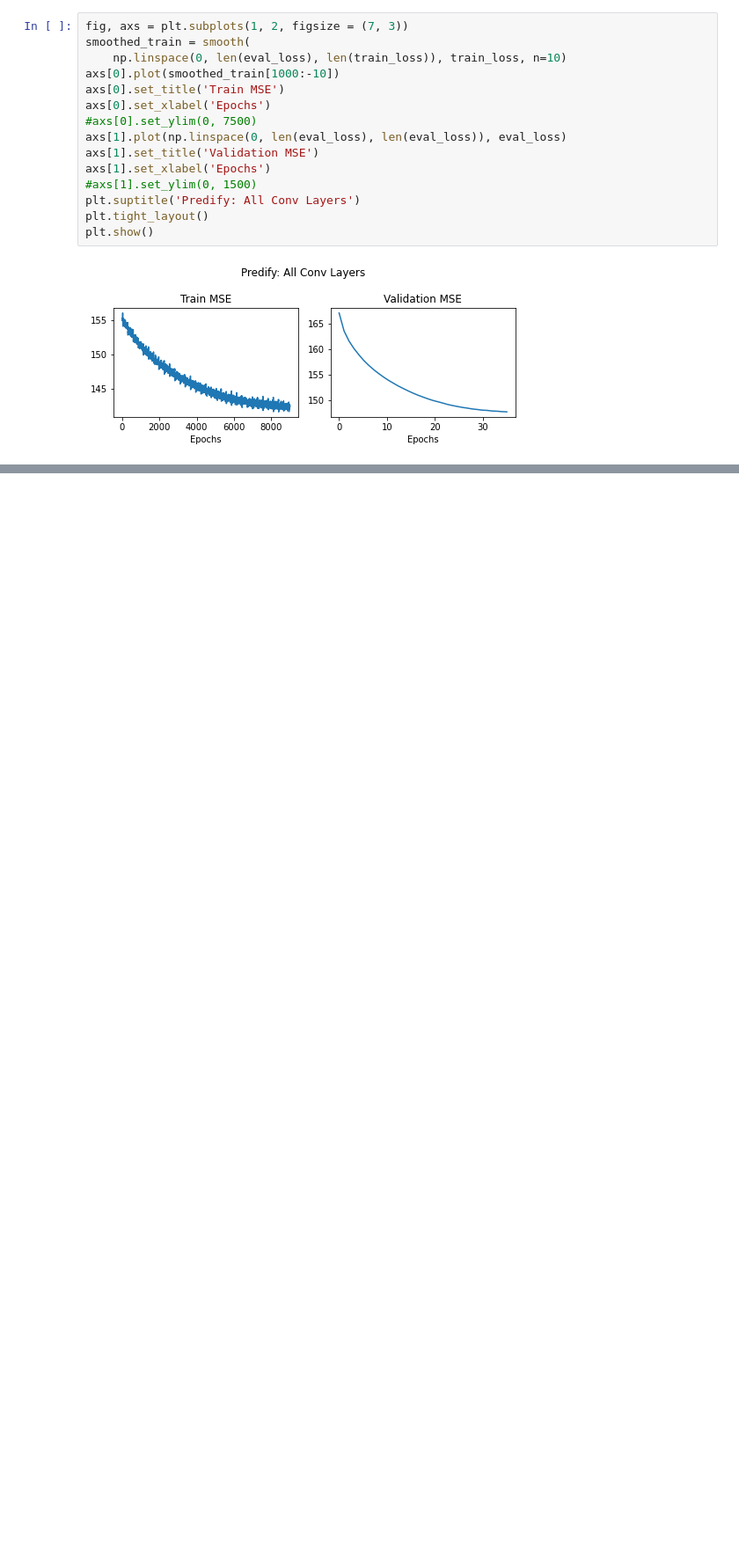
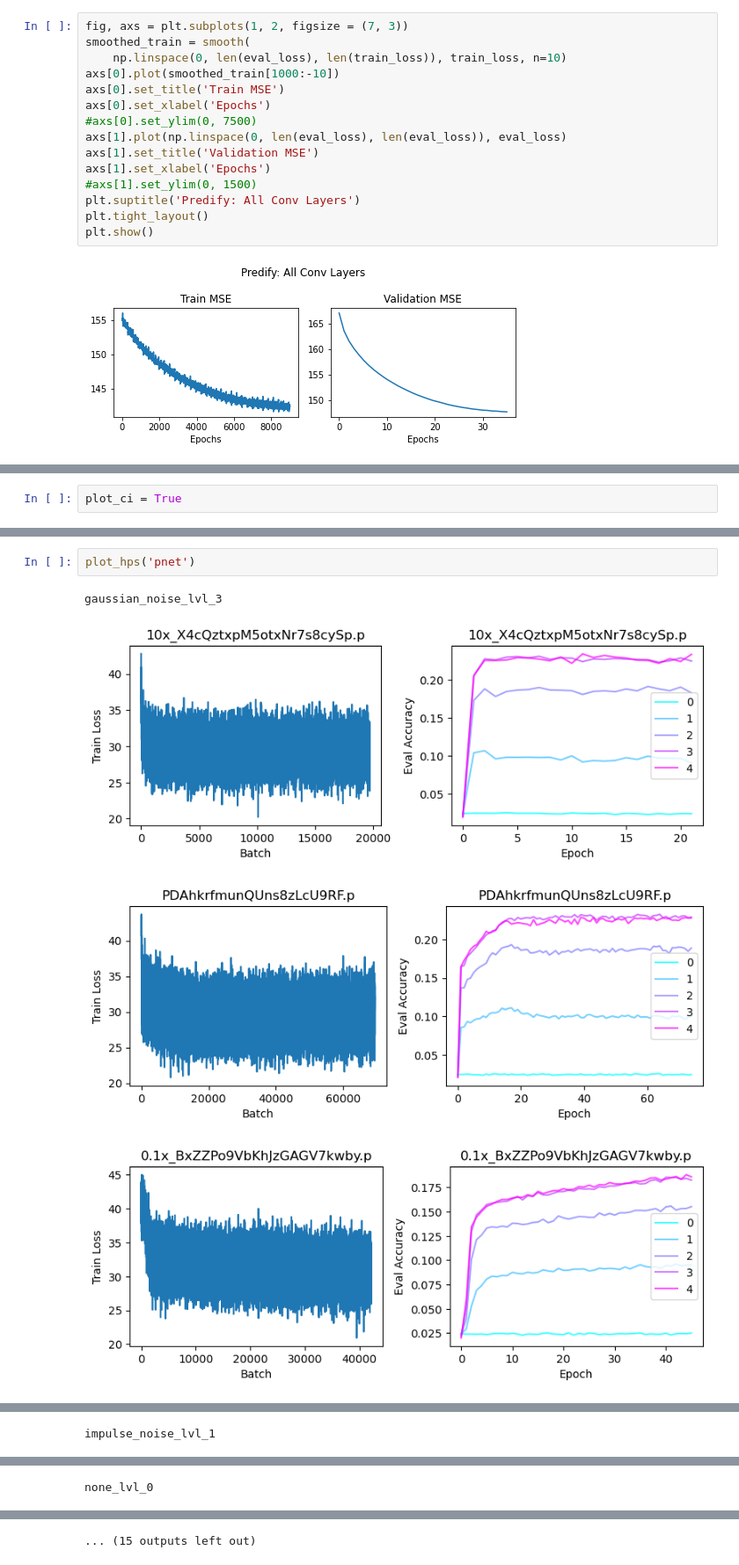
Before and after one commit to chingf/hallucnn-vision, a Jupyter notebook: plot-training-curves.ipynb, the cells around one changed output, grey strips where cells are left out. Shown at 88% size. Saved outputs shown, nothing was run; the diff lists cells and outputs as text; blank space fills up the shorter version.

Commit message:
Add AllShuffle and training curve plotting for hyperparams

```diff
--- a/plot-training-curves.ipynb
+++ b/plot-training-curves.ipynb
@@ -91,0 +92,2 @@ smoothed_train.shape
+# %%
+plot_ci = True
@@ -91,0 +173,7 @@ smoothed_train.shape
+# %%
+plot_hps('pnet')
+# %% [output]
+gaussian_noise_lvl_3
+[figure, added]
+[figure, added]
+[figure, added]
@@ -91,0 +181 @@ smoothed_train.shape
+impulse_noise_lvl_1
@@ -91,0 +183 @@ smoothed_train.shape
+none_lvl_0
@@ -91,0 +188 @@ smoothed_train.shape
+... (15 outputs left out)
```
Also changed, not shown: parts of 10 cells of this notebook, 2 other files.
